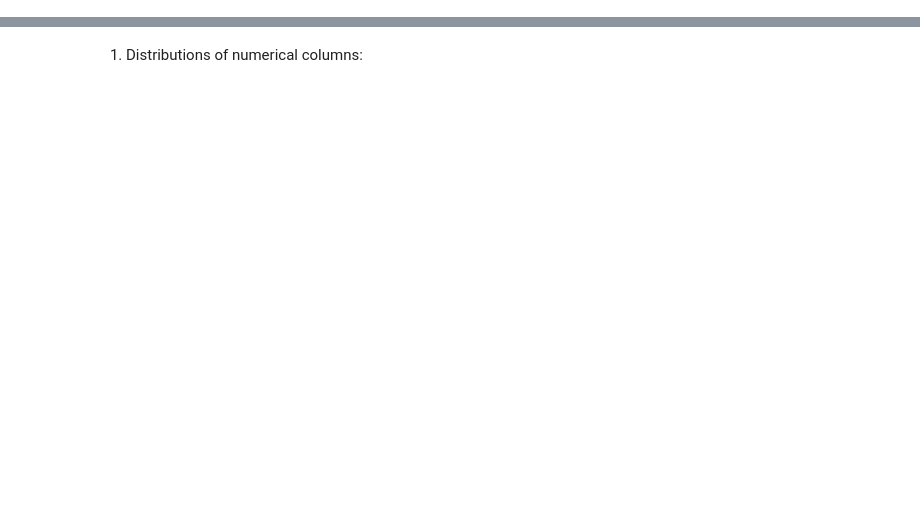
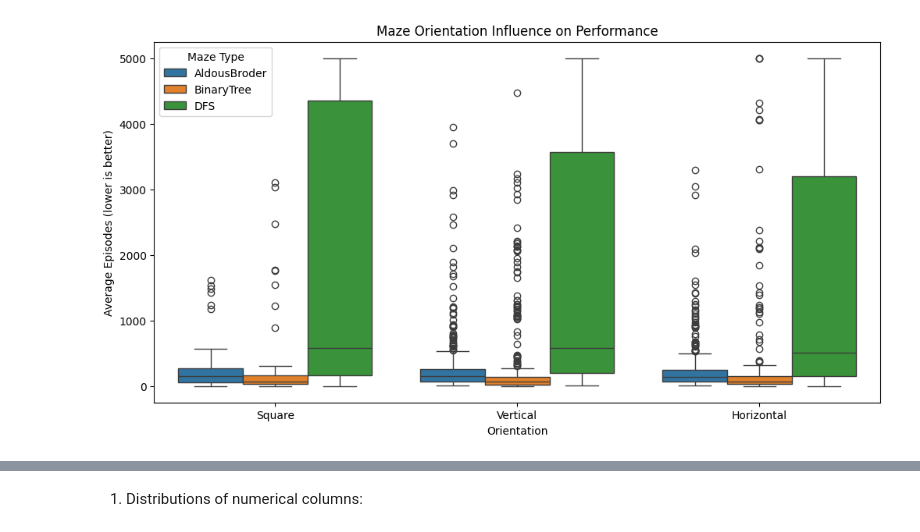
Before and after one commit to Anniegavr/MazeRunner-ML, a Jupyter notebook: EDA/Data_Pipeline.ipynb, the cells around one changed output, grey strips where cells are left out. Cells and saved outputs as stored; diff of their text form; code cells hidden in the pictures; blank space fills up the shorter version.

```diff
--- a/EDA/Data_Pipeline.ipynb
+++ b/EDA/Data_Pipeline.ipynb
@@ -68,0 +107,12 @@ data.drop(columns=['Size'], inplace=True)
+# %%
+# Influence of maze orientation on performance
+plt.figure(figsize=(12, 6))
+sns.boxplot(data=data, x='Orientation', y='Average Episodes', hue='Maze Type')
+plt.title('Maze Orientation Influence on Performance')
+plt.ylabel('Average Episodes (lower is better)')
+plt.xlabel('Orientation')
+plt.legend(title='Maze Type')
+plt.show()
+# Orientation may or may not significantly affect performance depending on the maze type.
+# %% [output]
+[figure, added]
```
Also changed, not shown: parts of 26 cells of this notebook.
